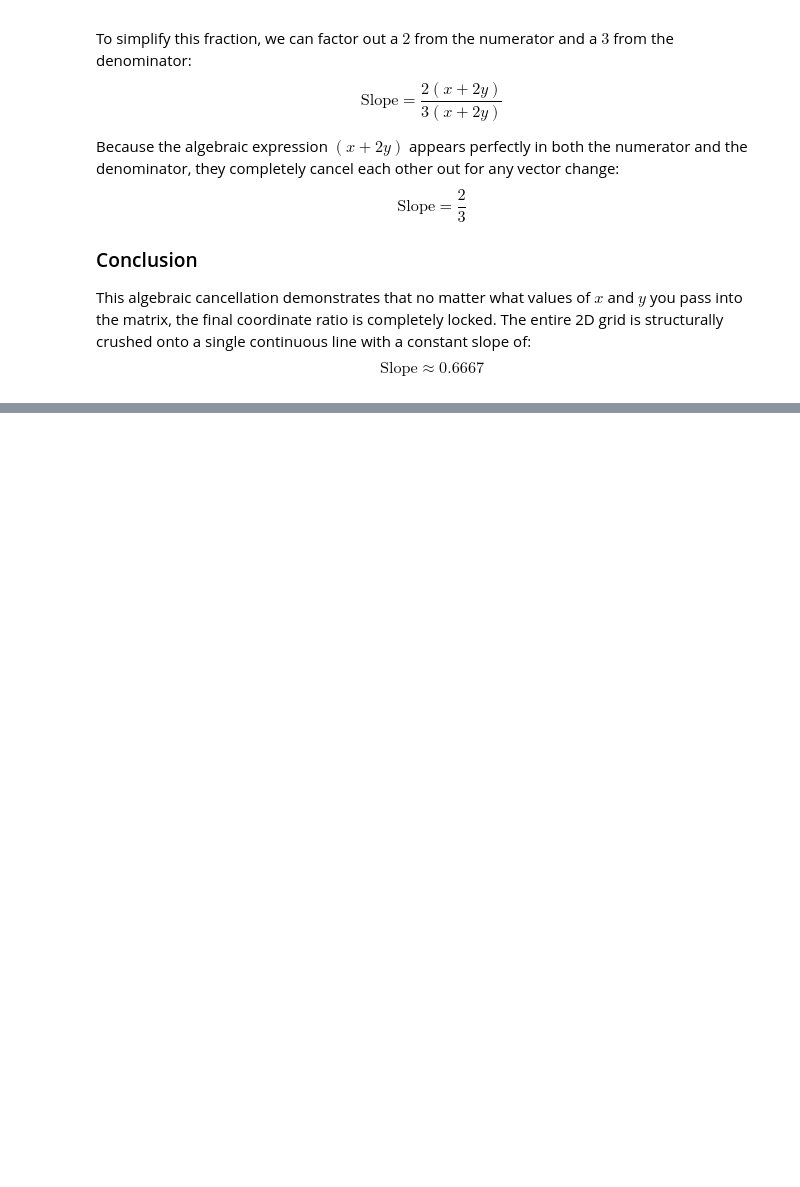
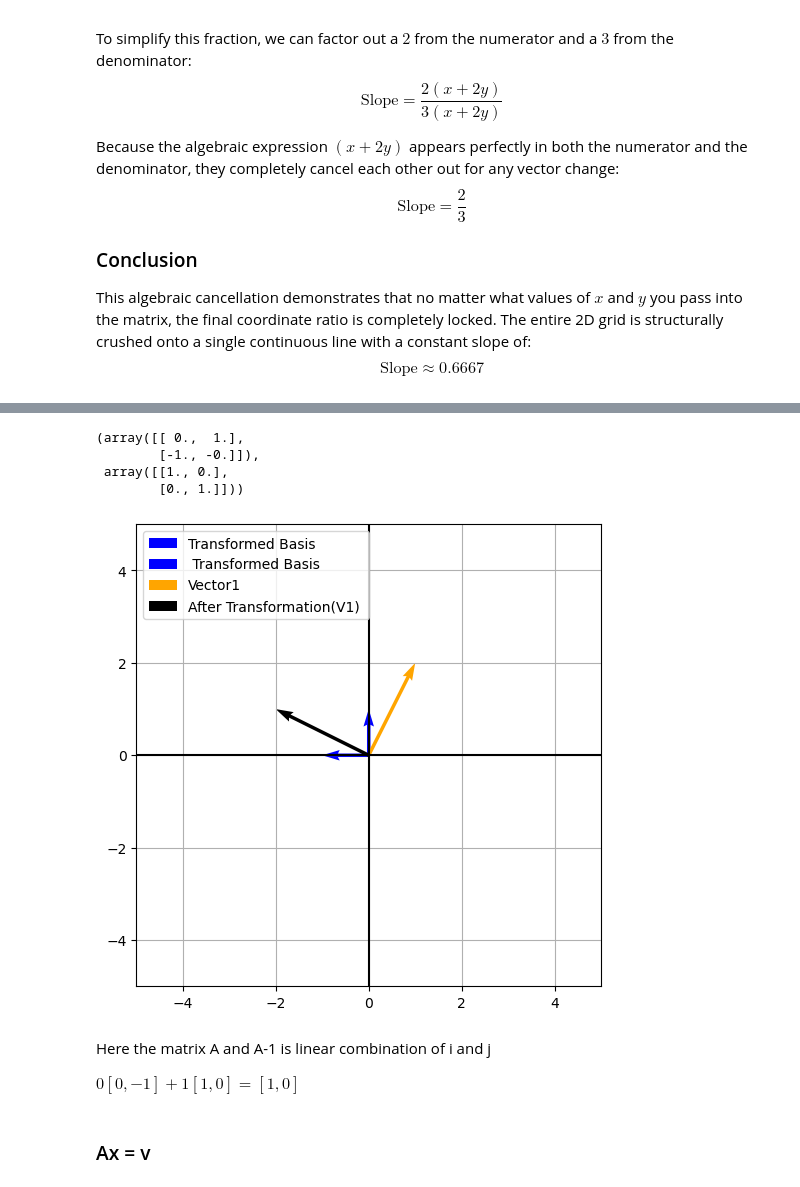
Before and after one commit to qamarr6092/math-with-python, a Jupyter notebook: Linear Algebra/linear_algebra.ipynb, the cells around one changed output, grey strips where cells are left out. Saved outputs shown, nothing was run; the diff lists cells and outputs as text; code cells hidden in the pictures; blank space fills up the shorter version.

```diff
--- a/Linear Algebra/linear_algebra.ipynb
+++ b/Linear Algebra/linear_algebra.ipynb
@@ -1108,0 +1290,41 @@ $$\text{Slope} \approx 0.6667$$
+# %%
+#90 degress counter clockwise transformation
+iT = np.array([ 0,1] ).reshape(2,1)
+jT = np.array( [ -1,0 ] ).reshape(2,1)
+A = np.hstack( (iT,jT) )
+# %%
+A_inverse = np.linalg.inv(A)
+A_inverse
+B =A_inverse @ A
+A_inverse , B
+# %% [output]
+(array([[ 0.,  1.],
+        [-1., -0.]]),
+ array([[1., 0.],
+        [0., 1.]]))
+# %%
+v = np.array( [ 1,2 ] )
+v2 = A @ v
+v3 = A_inverse @ v2
+# %%
+plt.figure(figsize = (6,6))
+plt.quiver(0,0 , A[0,0], A[1,0] ,angles = 'xy',scale_units='xy' , scale= 1, color ='blue' ,label='Transformed Basis')
+plt.quiver(0,0 , A[0,1], A[1,1] ,angles = 'xy',scale_units='xy' , scale= 1, color ='blue' ,label=' Transformed Basis')
+plt.quiver(0,0 , v[0], v[1] ,angles = 'xy',scale_units='xy' , scale= 1, color ='orange' ,label='Vector1')
+plt.quiver(0,0 , v2[0], v2[1] ,angles = 'xy',scale_units='xy' , scale= 1, color ='black' ,label='After Transformation(V1) ')
+
+plt.xlim([-5,5])
+plt.ylim([-5,5])
+plt.axhline(0, color='black', linewidth=1.5)
+plt.axvline(0, color='black', linewidth=1.5)
+plt.legend(loc = 'upper left')
+plt.grid( True)
+plt.show()
+# %% [output]
+[figure, added]
+# %% [markdown]
+Here the matrix A and A-1 is linear combination of i and j
+
+$ 0 [ 0,-1] + 1[1,0] = [1,0] $
+# %% [markdown]
+### Ax = v
```
Also changed, not shown: parts of 61 cells of this notebook.
